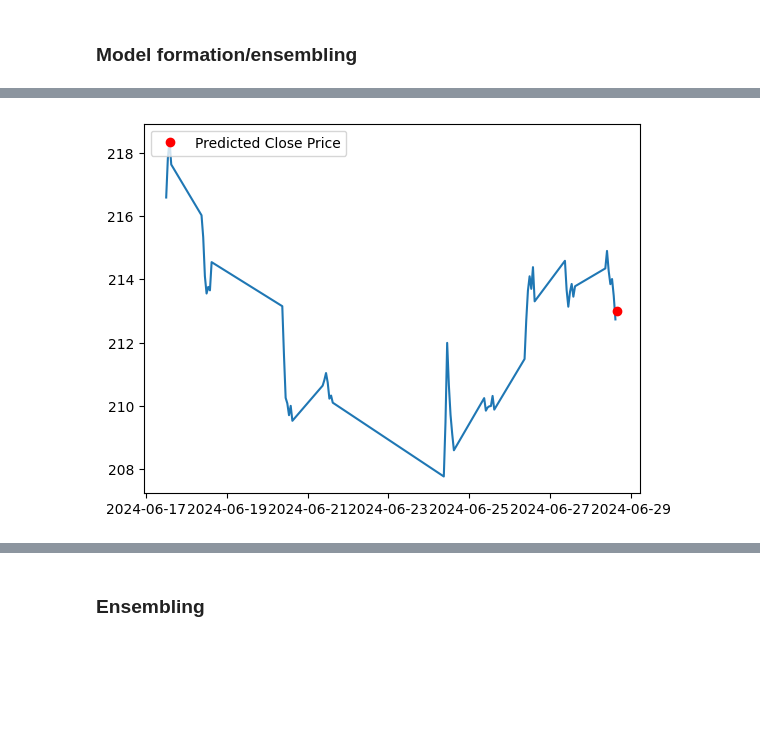
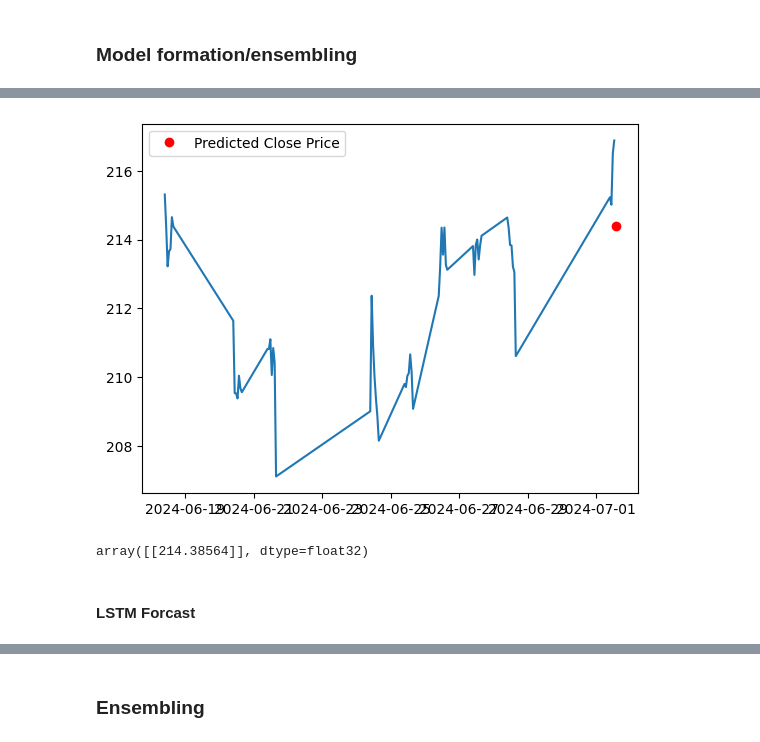
Before and after one commit to aidan-lew/junk-drawer, a Jupyter notebook: gpt_ml_fin_forcaster_integrator_.ipynb, the cells around one changed output, grey strips where cells are left out. Saved outputs shown, nothing was run; the diff lists cells and outputs as text; code cells hidden in the pictures; blank space fills up the shorter version.

```diff
--- a/gpt_ml_fin_forcaster_integrator_.ipynb
+++ b/gpt_ml_fin_forcaster_integrator_.ipynb
@@ -1069,10 +1068,9 @@ def ensemble_sentiment_analysis(headlines, include_gpt):
     return ensemble_df
 
 ticker = 'AAPL'
-num_articles = 10
-headlines = scrape_news_headlines(ticker, num_articles)
+headlines = scrape_news_headlines(ticker)
 sentiments = ensemble_sentiment_analysis(headlines, include_gpt=False)
-sentiments.head()
+sentiments.tail()
 # %% [output]
 Some weights of RobertaForSequenceClassification were not initialized from the model checkpoint at roberta-base and are newly initialized: ['classifier.dense.bias', 'classifier.dense.weight', 'classif ...
 You should probably TRAIN this model on a down-stream task to be able to use it for predictions and inference.
@@ -1085,12 +1083,12 @@ You should probably TRAIN this model on a down-stream task to be able to use it
 # %% [markdown]
 ### Scrape & Sentiment Analysis Pipeline
 # %%
-def scrape_sentiment_ensemble_pipeline(ticker, num_articles, include_gpt,):
-  headlines = scrape_news_headlines(ticker, num_articles)
+def scrape_sentiment_ensemble_pipeline(ticker, include_gpt):
+  headlines = scrape_news_headlines(ticker)
   sentiments = ensemble_sentiment_analysis(headlines, include_gpt=include_gpt)
   return sentiments
 
-scrape_sentiment_ensemble_pipeline(ticker = 'AAPL', num_articles = 10, include_gpt=False)
+scrape_sentiment_ensemble_pipeline(ticker = 'AAPL', include_gpt=False)
 # %% [output]
 Some weights of RobertaForSequenceClassification were not initialized from the model checkpoint at roberta-base and are newly initialized: ['classifier.dense.bias', 'classifier.dense.weight', 'classif ...
 You should probably TRAIN this model on a down-stream task to be able to use it for predictions and inference.
@@ -1112,8 +1110,8 @@ You should probably TRAIN this model on a down-stream task to be able to use it
 # %%
 def get_numeric_data(ticker):
     # Define the ticker symbol and time period
-    period = "1mo"
-    interval = "5m"
+    period = "3mo" #must be one of ['1d', '5d', '1mo', '3mo', '6mo', '1y', '2y', '5y', '10y', 'ytd', 'max']"
+    interval = "1h"
 
     # Retrieve the historical market data
     data = yf.download(tickers=ticker, period=period, interval=interval)
@@ -1222,9 +1220,9 @@ def concat_numeric_sentiments(numeric_df, sentiments_df):
 
 ticker = 'AAPL'
 numeric_df = get_numeric_data(ticker)
-sentiments_df = scrape_sentiment_ensemble_pipeline(ticker = ticker, num_articles = 10, include_gpt=False)
+sentiments_df = scrape_sentiment_ensemble_pipeline(ticker = ticker, include_gpt=False)
 combined_df = concat_numeric_sentiments(numeric_df, sentiments_df)
-combined_df.head(2)
+combined_df.tail()
 # %% [output]
 [*********************100%%**********************]  1 of 1 completed
 Some weights of RobertaForSequenceClassification were not initialized from the model checkpoint at roberta-base and are newly initialized: ['classifier.dense.bias', 'classifier.dense.weight', 'classif ...
@@ -1283,28 +1292,35 @@ INFO:cmdstanpy:Chain [1] done processing
 # %%
-import pandas as pd
-import numpy as np
 from sklearn.preprocessing import MinMaxScaler
 from keras.models import Sequential
 from keras.layers import Dense, LSTM, Dropout
 import matplotlib.pyplot as plt
 
-def lstm_forcast(combined_df):
+def train_lstm_forcast(df):
 
   # Load the data
   df = combined_df.copy()
+  df.drop('headline', axis = 1, inplace = True)
 
   # Convert the Datetime column to datetime format
   df['Datetime'] = pd.to_datetime(df['Datetime'])
 
-  # Set the Datetime column as the index
-  df.set_index(df['Datetime'], inplace=True)
+  # Move the Datetime column to the first position
+  cols = df.columns.tolist()
+  cols.insert(0, cols.pop(cols.index('Datetime')))
+  df = df[cols]
 
+  # Create a new dataframe with only the relevant columns
+  relevant_cols = ['Open', 'High', 'Low', 'Close', 'Volume',
+                    'MA_50', 'MA_200', 'RSI',
+                  'ensemble_sentiment', 'ensemble_sentiment_std']
+  data_df = df[relevant_cols]
 
   # Drop any rows with missing values
-  df_resampled.dropna(inplace=True)
+  #df_resampled.dropna(inplace=True)
 
   # Create a new dataframe with only the Close column
-  close_df = df_resampled[['Close']]
+  close_df = data_df[['Close']]
+  close_df.set_index(df['Datetime'], inplace=True)
 
   # Scale the data using Min-Max Scaler
   scaler = MinMaxScaler(feature_range=(0,1))
@@ -1336,7 +1352,8 @@ def lstm_forcast(combined_df):
   model.compile(optimizer='adam', loss='mean_squared_error')
 
   # Train the model
-  model.fit(X, y, epochs=100, batch_size=32, verbose=2)
+  model.fit(X, y, epochs=100, batch_size=32, verbose=0)
+  model.save_weights('lstm_model.h5')
 
   # Make predictions on the last 60 hours of data
   last_60_hours = close_scaled[-60:]
@@ -1355,6 +1372,8 @@ def lstm_forcast(combined_df):
   plt.legend(loc='upper left')
   plt.show()
 
+  return prediction
+
 combined_df = concat_numeric_sentiments(numeric_df, sentiments_df)
-lstm_forcast(combined_df)
+train_lstm_forcast(combined_df)
 # %% [output]
@@ -1378,2 +1382,5 @@ Predicted Close Price: 213.00235
-[figure, old version]
+[figure, new version]
+array([[214.38564]], dtype=float32)
+# %% [markdown]
+#### LSTM Forcast
 # %%
```
Also changed, not shown: parts of 26 cells of this notebook.
